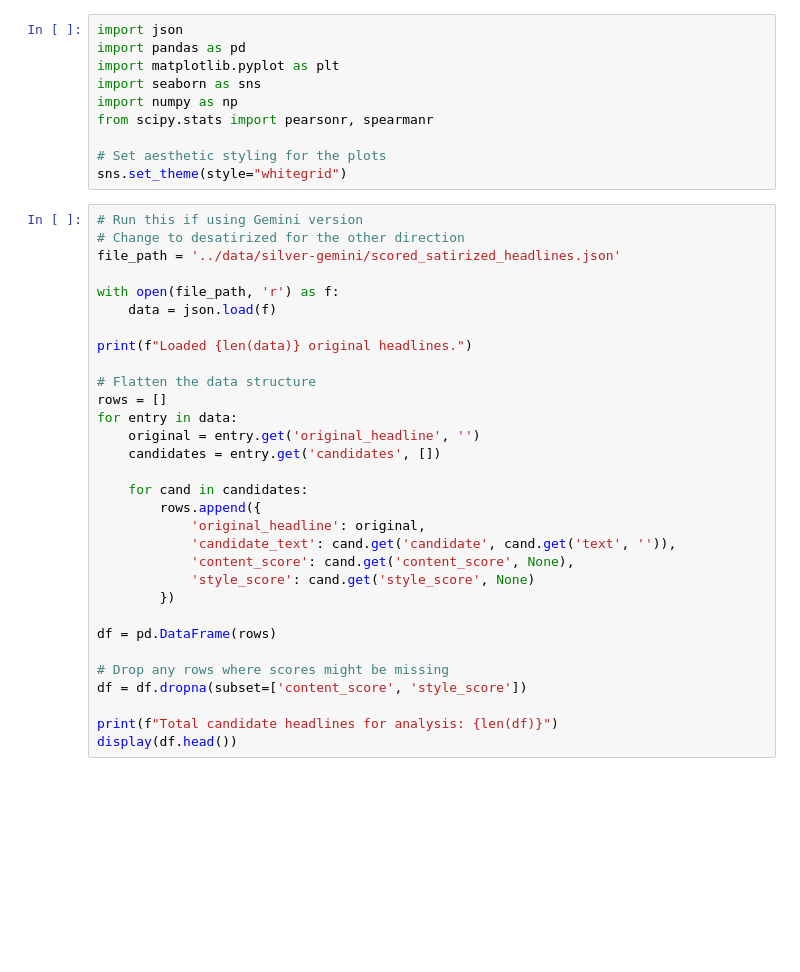
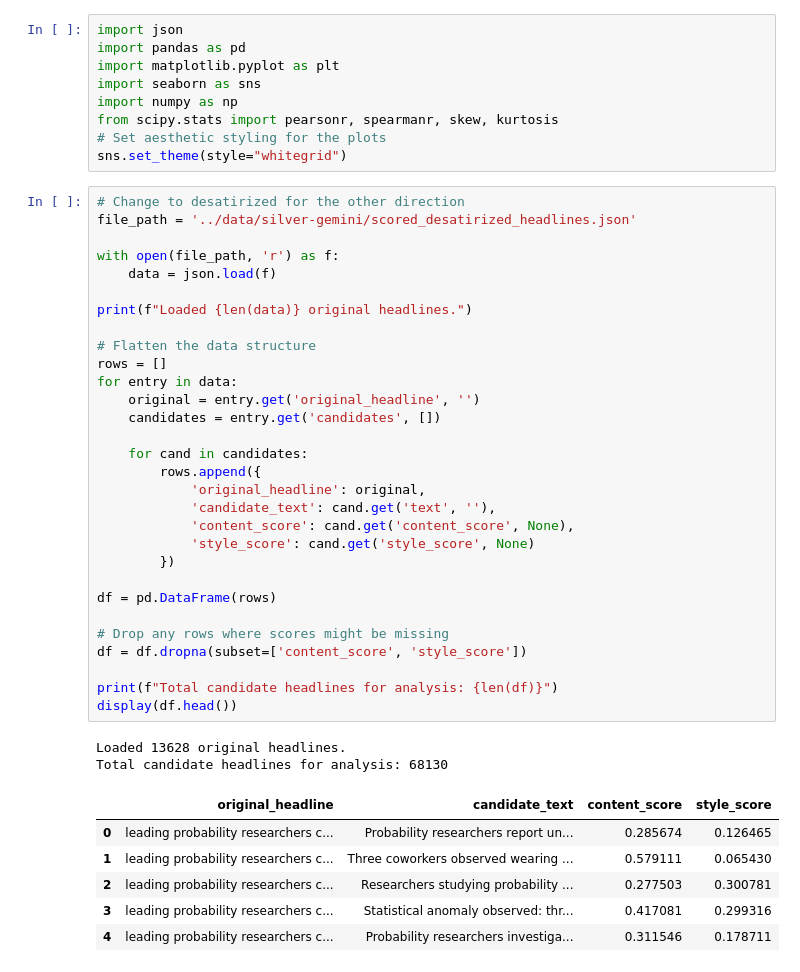
Before and after one commit to narwhalsilent/cs4248-ay2526s2-32, a Jupyter notebook: notebooks/score_relationship.ipynb, the cells around one changed output. Saved outputs shown, nothing was run; the diff lists cells and outputs as text; blank space fills up the shorter version.

```diff
--- a/notebooks/score_relationship.ipynb
+++ b/notebooks/score_relationship.ipynb
@@ -4,38 +4,45 @@ import pandas as pd
 import matplotlib.pyplot as plt
 import seaborn as sns
 import numpy as np
-from scipy.stats import pearsonr, spearmanr
-
+from scipy.stats import pearsonr, spearmanr, skew, kurtosis
 # Set aesthetic styling for the plots
 sns.set_theme(style="whitegrid")
 # %%
-# Run this if using Gemini version
 # Change to desatirized for the other direction
-file_path = '../data/silver-gemini/scored_satirized_headlines.json'
+file_path = '../data/silver-gemini/scored_desatirized_headlines.json'
 
 with open(file_path, 'r') as f:
     data = json.load(f)
 
 print(f"Loaded {len(data)} original headlines.")
 
 # Flatten the data structure
 rows = []
 for entry in data:
     original = entry.get('original_headline', '')
     candidates = entry.get('candidates', [])
 
     for cand in candidates:
         rows.append({
             'original_headline': original,
-            'candidate_text': cand.get('candidate', cand.get('text', '')),
+            'candidate_text': cand.get('text', ''),
             'content_score': cand.get('content_score', None),
             'style_score': cand.get('style_score', None)
         })
 
 df = pd.DataFrame(rows)
 
 # Drop any rows where scores might be missing
 df = df.dropna(subset=['content_score', 'style_score'])
 
 print(f"Total candidate headlines for analysis: {len(df)}")
 display(df.head())
+# %% [output]
+Loaded 13628 original headlines.
+Total candidate headlines for analysis: 68130
+|  | original_headline | candidate_text | content_score | style_score |
+| 0 | leading probability researchers c... | Probability researchers report un... | 0.285674 | 0.126465 |
+| 1 | leading probability researchers c... | Three coworkers observed wearing ... | 0.579111 | 0.065430 |
+| 2 | leading probability researchers c... | Researchers studying probability ... | 0.277503 | 0.300781 |
+| 3 | leading probability researchers c... | Statistical anomaly observed: thr... | 0.417081 | 0.299316 |
+| 4 | leading probability researchers c... | Probability researchers investiga... | 0.311546 | 0.178711 |
```
Also changed, not shown: parts of 6 cells of this notebook.
